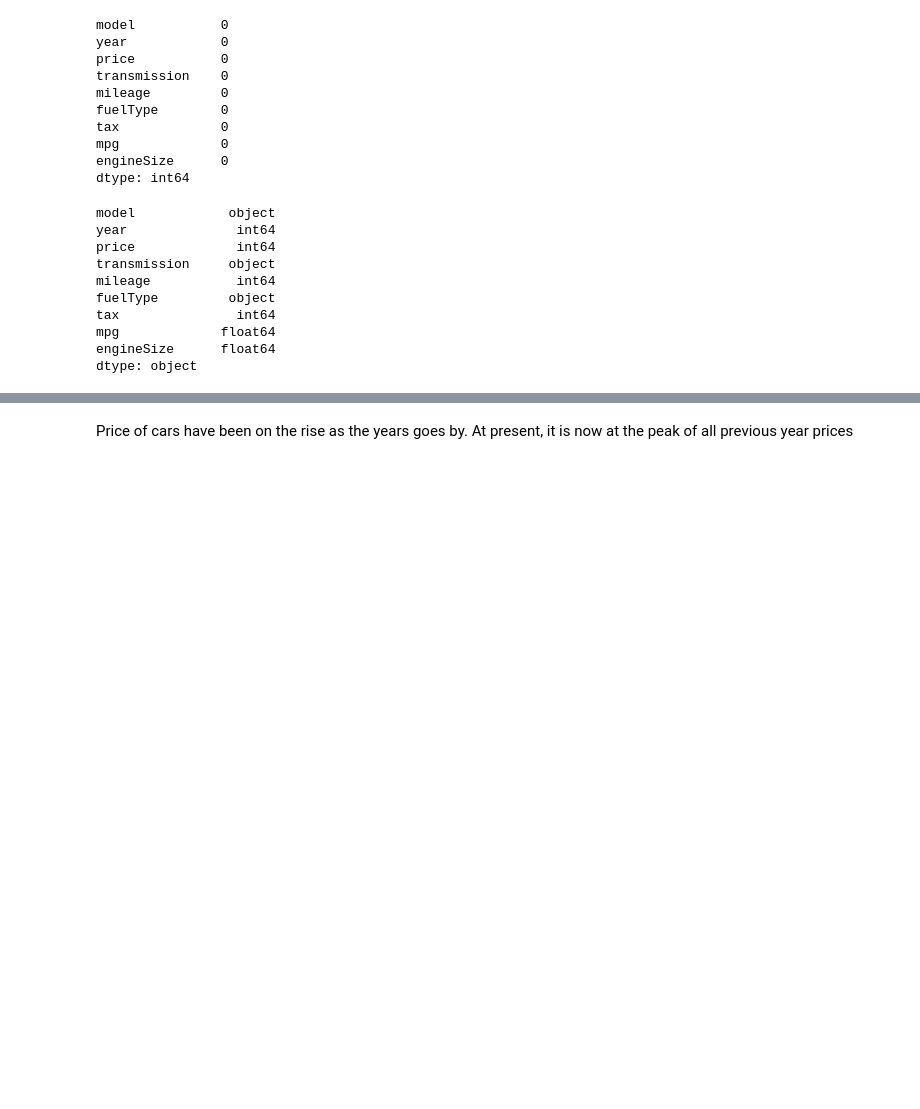
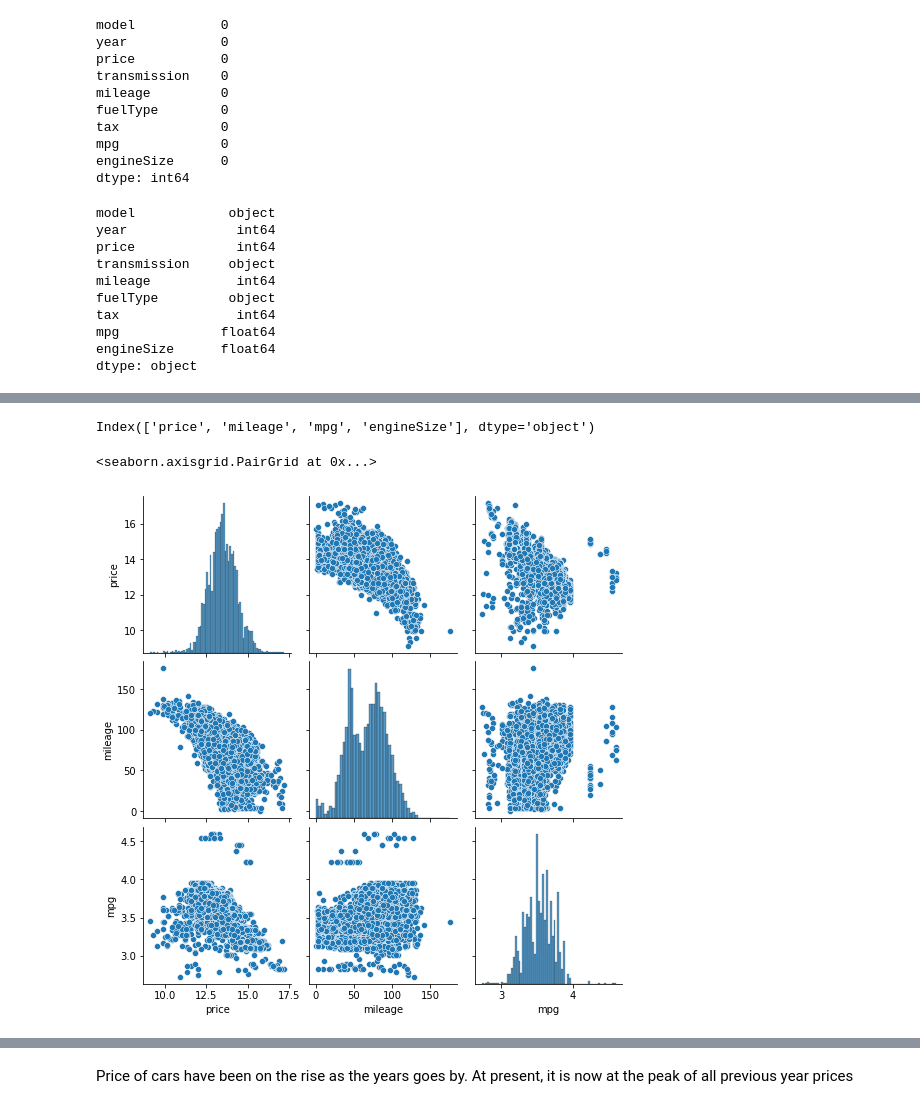
Before and after one commit to overtunned/carpriceprediction, a Jupyter notebook: 002_case_study_1.ipynb, the cells around one changed output, grey strips where cells are left out. Drawn from its saved outputs; the diff is of its cells as text; code cells hidden in the pictures; blank space fills up the shorter version.

```diff
--- a/002_case_study_1.ipynb
+++ b/002_case_study_1.ipynb
@@ -98,0 +214,14 @@ sns.heatmap(audi_df.corr(),annot = True)
+# %%
+num_df.columns
+# %% [output]
+Index(['price', 'mileage', 'mpg', 'engineSize'], dtype='object')
+# %%
+def boxcox_df(x):
+    y,l = boxcox(x)
+    return y
+# %%
+num_df = num_df.apply(boxcox_df)
+sns.pairplot(num_df)
+# %% [output]
+<seaborn.axisgrid.PairGrid at 0x...>
+[figure, added]
```
Also changed, not shown: parts of 24 cells of this notebook.
